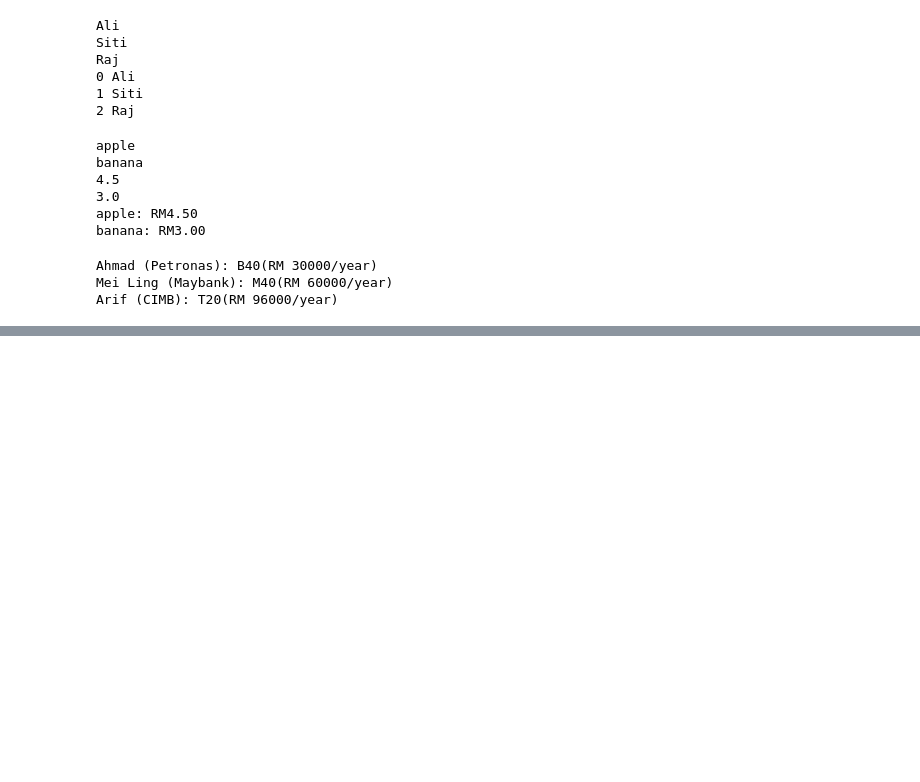
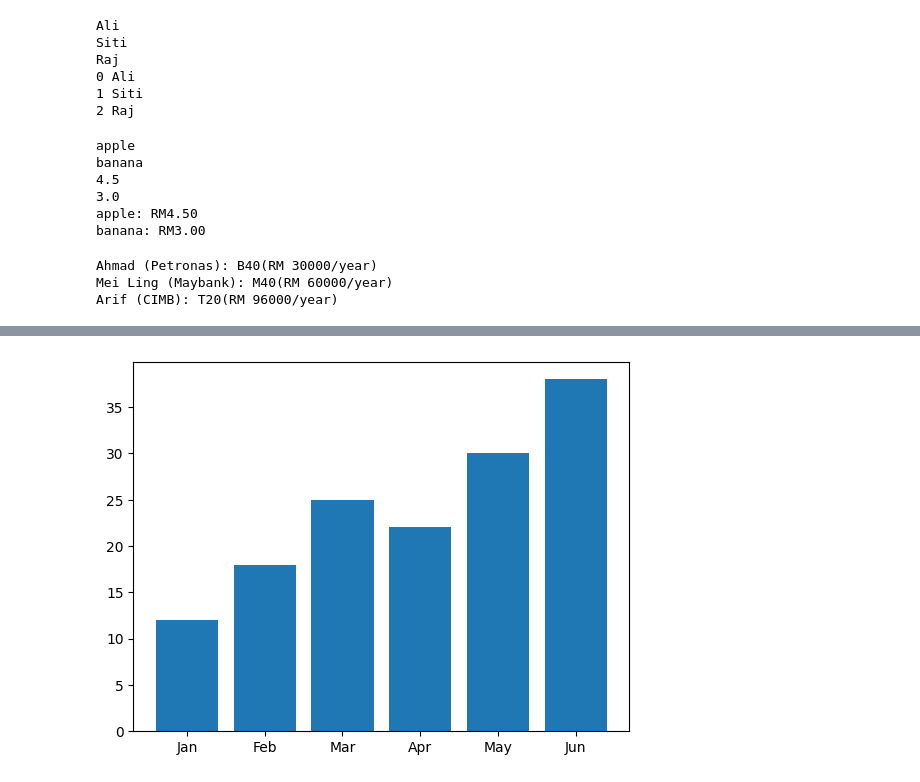
Before and after one commit to MGM46/pythonclass, a Jupyter notebook: app.ipynb, the cells around one changed output, grey strips where cells are left out. Saved outputs shown, nothing was run; the diff lists cells and outputs as text; code cells hidden in the pictures; blank space fills up the shorter version.

```diff
--- a/app.ipynb
+++ b/app.ipynb
@@ -456,0 +629,10 @@ Arif (CIMB): T20(RM 96000/year)
+# %%
+import matplotlib.pyplot as plt
+
+months  = ['Jan', 'Feb', 'Mar', 'Apr', 'May', 'Jun']
+revenue = [12, 18, 25, 22, 30, 38]
+
+plt.bar(months, revenue)
+plt.show()
+# %% [output]
+[figure, added]
```
Also changed, not shown: parts of 31 cells of this notebook, 2 other files.
